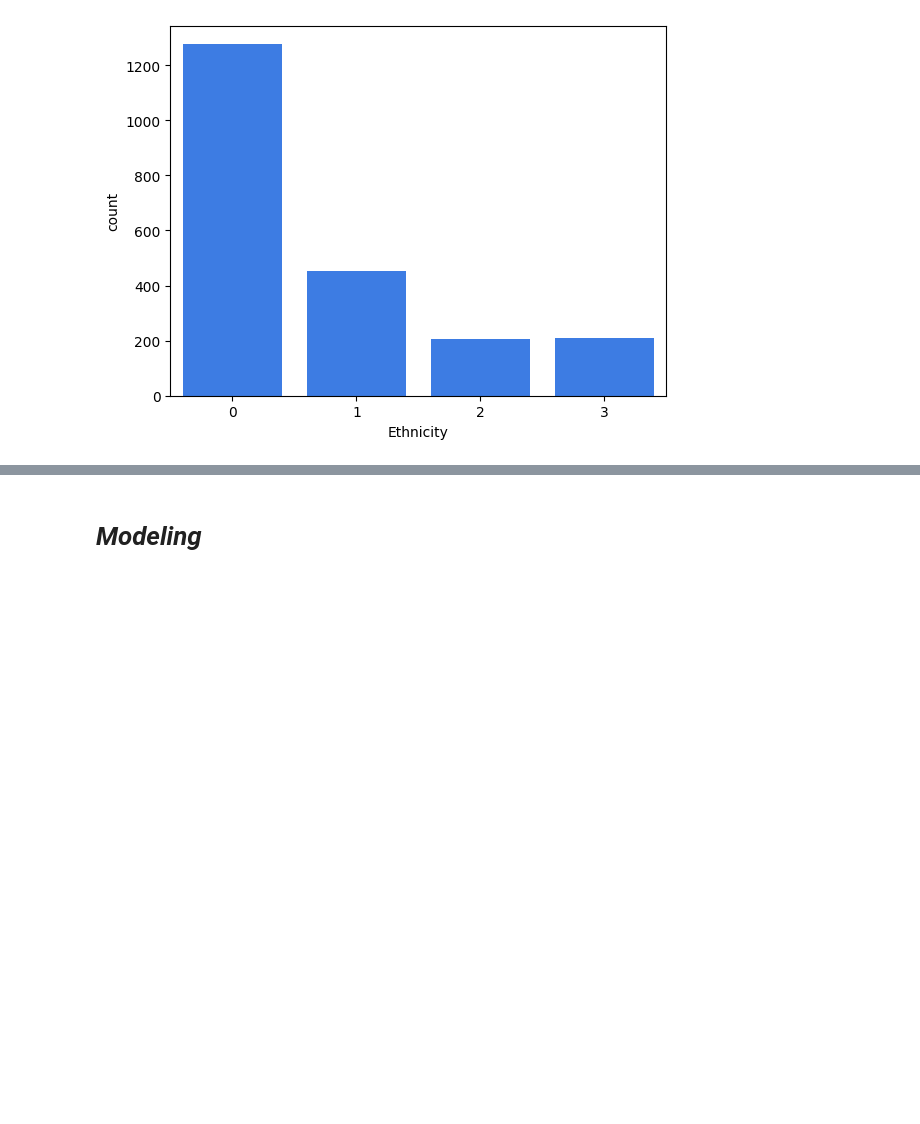
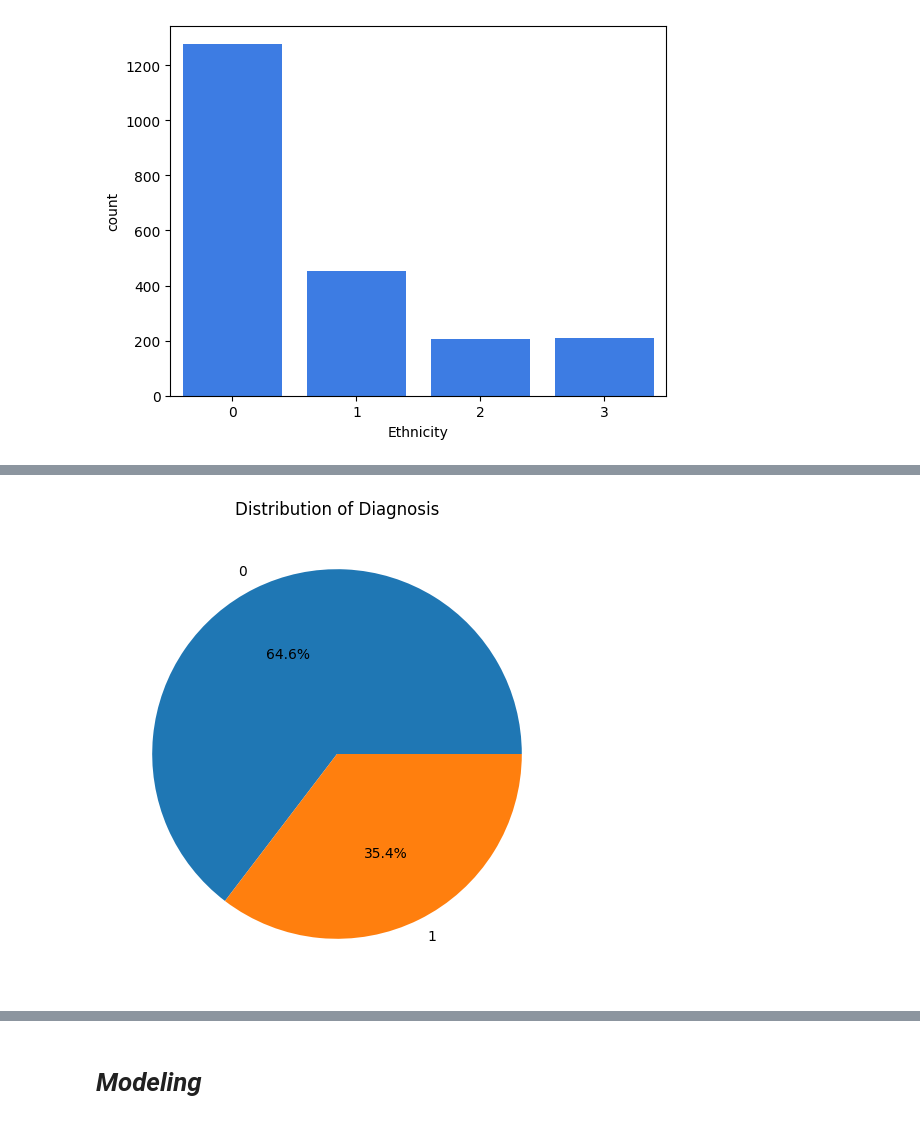
Before and after one commit to AhmedHE50/Alzheimer-s-Disease, a Jupyter notebook: Project_notebook.ipynb, the cells around one changed output, grey strips where cells are left out. Cells and saved outputs as stored; diff of their text form; code cells hidden in the pictures; blank space fills up the shorter version.

```diff
--- a/Project_notebook.ipynb
+++ b/Project_notebook.ipynb
@@ -184,0 +215,7 @@ plt.show()
+# %%
+plt.figure(figsize=(8, 6))
+plt.pie(df['Diagnosis'].value_counts(), labels=df['Diagnosis'].unique(), autopct='%1.1f%%')
+plt.title('Distribution of Diagnosis')
+plt.show()
+# %% [output]
+[figure, added]
```
Also changed, not shown: parts of 54 cells of this notebook.
